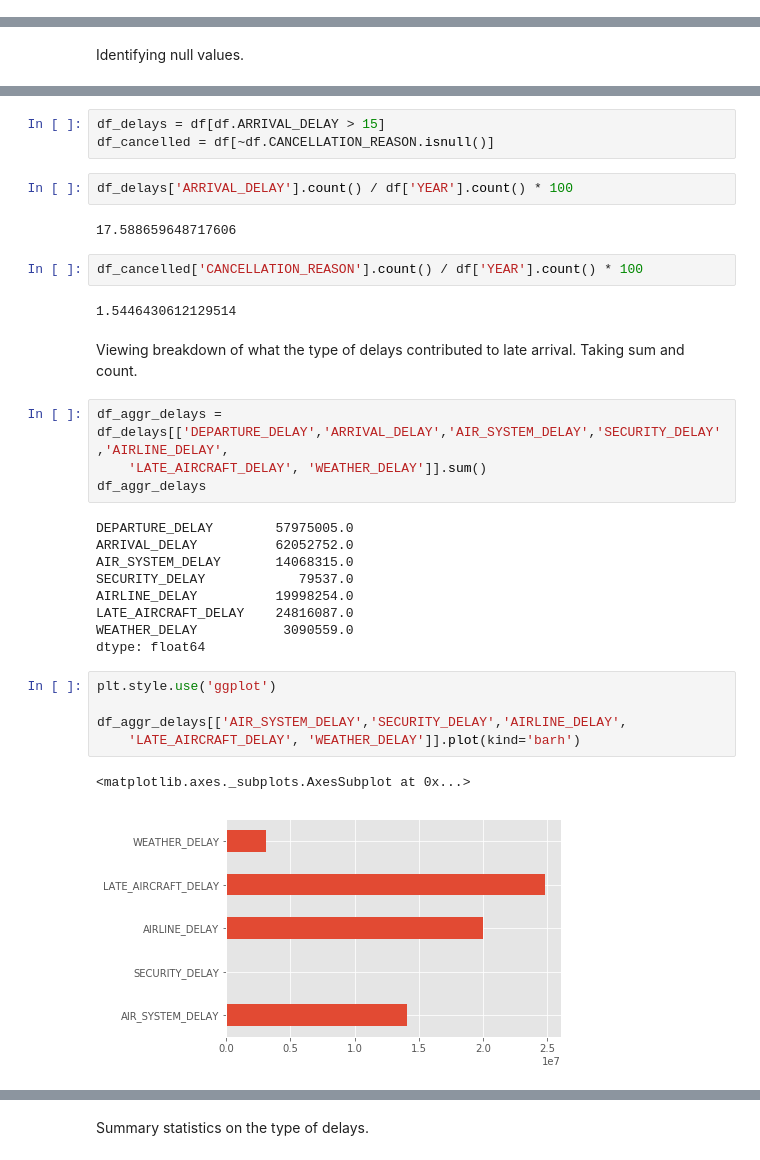
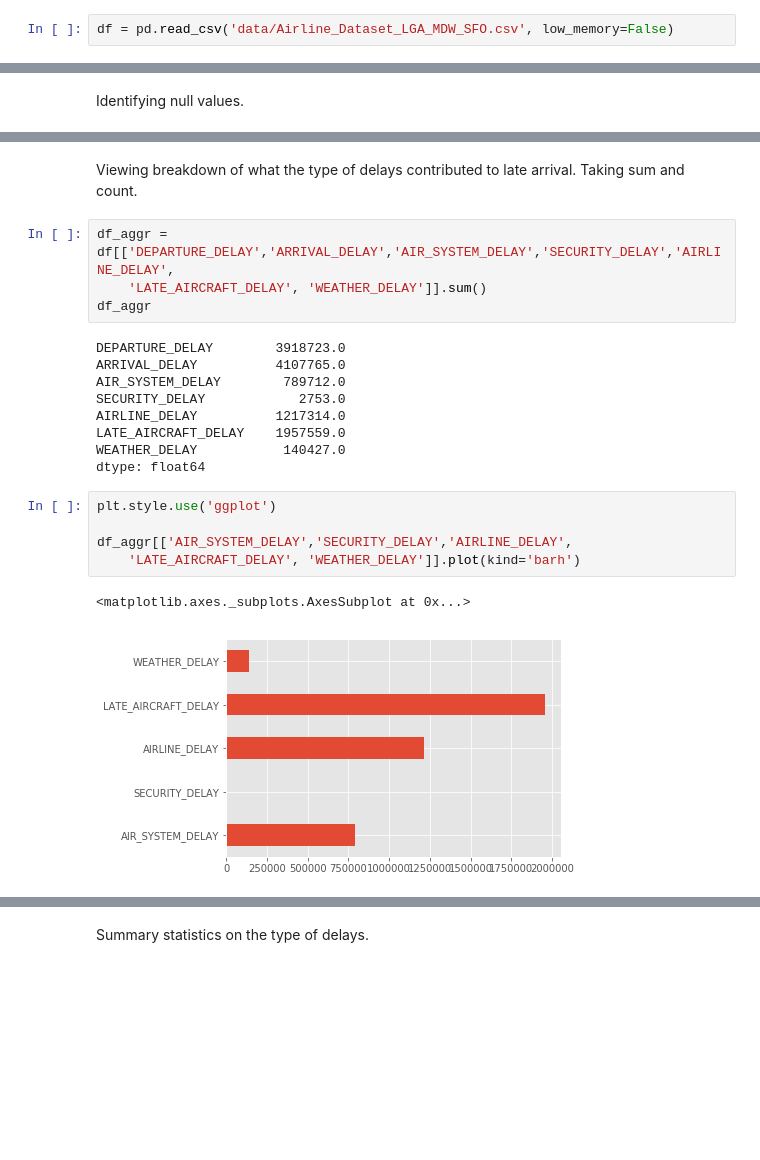
Before and after one commit to JackNelson/MSDS7331_Project1, a Jupyter notebook: Project1.ipynb, the cells around one changed output, grey strips where cells are left out. Cells and saved outputs as stored; diff of their text form; blank space fills up the shorter version.

Commit message:
added subset data and notebook update

```diff
--- a/Project1.ipynb
+++ b/Project1.ipynb
@@ -111,6 +111,8 @@ import seaborn as sns
 Read in csv data file.
 # %%
 df = pd.read_csv('data/flights.csv', low_memory=False)
+# %%
+df = pd.read_csv('data/Airline_Dataset_LGA_MDW_SFO.csv', low_memory=False)
 # %% [markdown]
 Validating csv data file read in correctly.
 # %%
@@ -171,35 +175,24 @@ Calculating percentage of flights delayed and cancelled.
-# %%
-df_delays = df[df.ARRIVAL_DELAY > 15]
-df_cancelled = df[~df.CANCELLATION_REASON.isnull()]
-# %%
-df_delays['ARRIVAL_DELAY'].count() / df['YEAR'].count() * 100
-# %% [output]
-17.588659648717606
-# %%
-df_cancelled['CANCELLATION_REASON'].count() / df['YEAR'].count() * 100
-# %% [output]
-1.5446430612129514
 # %% [markdown]
 Viewing breakdown of what the type of delays contributed to late arrival.  Taking sum and count.
 # %%
-df_aggr_delays = df_delays[['DEPARTURE_DELAY','ARRIVAL_DELAY','AIR_SYSTEM_DELAY','SECURITY_DELAY','AIRLINE_DELAY',
+df_aggr = df[['DEPARTURE_DELAY','ARRIVAL_DELAY','AIR_SYSTEM_DELAY','SECURITY_DELAY','AIRLINE_DELAY',
     'LATE_AIRCRAFT_DELAY', 'WEATHER_DELAY']].sum()
-df_aggr_delays
+df_aggr
 # %% [output]
-DEPARTURE_DELAY        57975005.0
-ARRIVAL_DELAY          62052752.0
-AIR_SYSTEM_DELAY       14068315.0
-SECURITY_DELAY            79537.0
-AIRLINE_DELAY          19998254.0
-LATE_AIRCRAFT_DELAY    24816087.0
-WEATHER_DELAY           3090559.0
+DEPARTURE_DELAY        3918723.0
+ARRIVAL_DELAY          4107765.0
+AIR_SYSTEM_DELAY        789712.0
+SECURITY_DELAY            2753.0
+AIRLINE_DELAY          1217314.0
+LATE_AIRCRAFT_DELAY    1957559.0
+WEATHER_DELAY           140427.0
 dtype: float64
 # %%
 plt.style.use('ggplot')
 
-df_aggr_delays[['AIR_SYSTEM_DELAY','SECURITY_DELAY','AIRLINE_DELAY',
+df_aggr[['AIR_SYSTEM_DELAY','SECURITY_DELAY','AIRLINE_DELAY',
     'LATE_AIRCRAFT_DELAY', 'WEATHER_DELAY']].plot(kind='barh')
 # %% [output]
 <matplotlib.axes._subplots.AxesSubplot at 0x...>
-[figure, old version]
+[figure, new version]
 # %%
```
Also changed, not shown: parts of 13 cells of this notebook, 1 other file.
